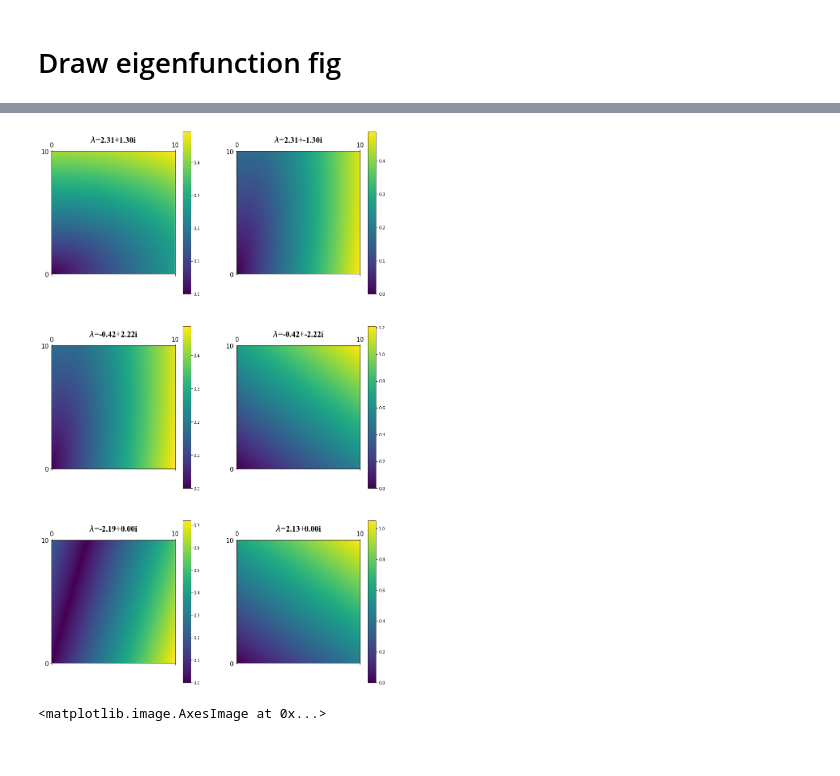
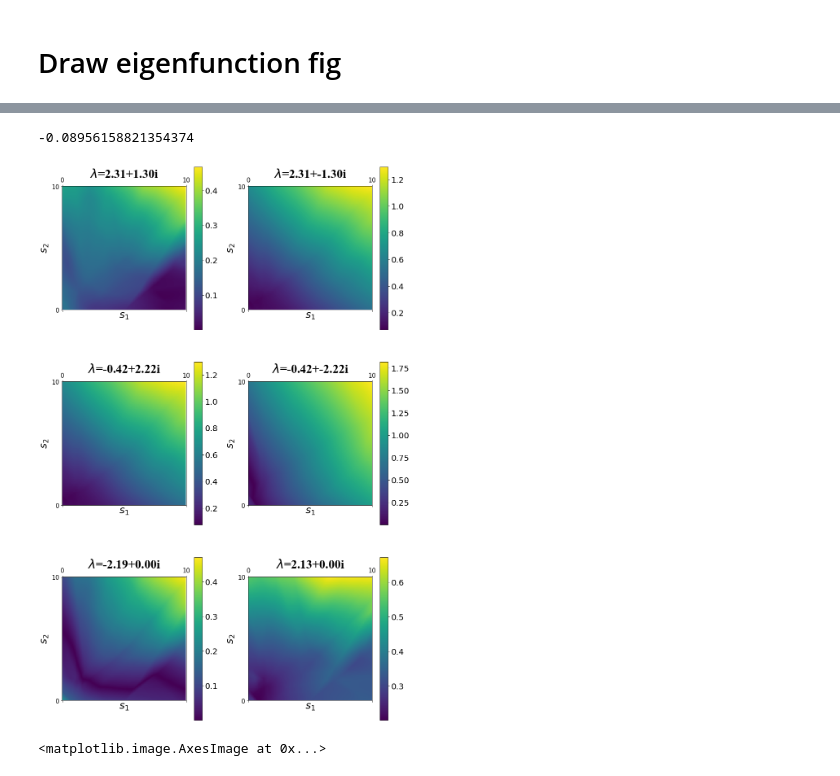
Before and after one commit to DantEzio/Koopman-Emulator-RL, a Jupyter notebook: Koopman-Emulator-RL/6.1.1/Eigenvalue.ipynb, the cells around one changed output, grey strips where cells are left out. Drawn from its saved outputs; the diff is of its cells as text; code cells hidden in the pictures.

```diff
--- a/Koopman-Emulator-RL/6.1.1/Eigenvalue.ipynb
+++ b/Koopman-Emulator-RL/6.1.1/Eigenvalue.ipynb
@@ -117,3 +117,7 @@ K=sess.run(model.weights['K'])
 u,s,v=np.linalg.svd(K)
 # %%
 S,U=np.linalg.eig(K)
+# %%
+eig_data=[]
+for ei in S:
+    eig_data.append([np.real(ei),np.imag(ei)])
@@ -125,7 +131,3 @@ plt.savefig('6.3-singular.png', bbox_inches='tight', dpi=500)
 [figure]
 # %% [markdown]
 # Draw Matrix
-# %%
-eig_data=[]
-for s in S:
-    eig_data.append([np.real(s),np.imag(s)])
@@ -172,15 +169,2 @@ plt.savefig('6.3-eigenvalues.png', bbox_inches='tight', dpi=500)
 # %% [markdown]
 # Draw singular fig
-# %%
-results=[]
-for i in np.arange(-2,2,0.05):
-    line=[]
-    for j in np.arange(-2,2,0.05):
-        xt=[i,j]
-        tem=[it for it in range(98)]
-        x=np.array(xt+tem)
-        #line.append(x.dot(u[1,:]))
-        line.append(x.dot(v.T[80,:]))
-    results.append(line)
-results=np.array(results)
-plt.matshow(results)
@@ -212,49 +219,56 @@ array([ 0.03084443-0.02943859j,  0.03084443+0.02943859j,
+# %%
+faix.dot(U[:,it])[0].real
+# %% [output]
+-0.08956158821354374
 # %%
 k=0
 
 font1 = {'family' : 'Times New Roman',
          'weight' : 'normal',
-         'size'   : 20,}
+         'size'   : 30,}
 
 font2 = {'family' : 'Times New Roman',
          'weight' : 'normal',
-         'size'   : 15,}
+         'size'   : 25,}
 
 
 fig = plt.figure(figsize=(15,25))
 it=0
-
-
-titles=['First eigenfunction', 'Second eigenfunction','Third eigenfunction']
 for j in range(3):
     for i in range(2):
         axes=fig.add_subplot(3,2,it+1)
         it=it+1
         results=[]
         for ix in np.arange(0,10,0.05):
             line_R=[]
             for jx in np.arange(0,10,0.05):
-                xt=[ix,jx]
-                tem=[0 for it in range(98)]
-                x=np.array(xt+tem)
+                xt=[[ix,jx,0,0]]
+                tem=[[0 for it in range(9)]]
+                #x=np.array(xt+tem)
                 #line.append(x.dot(u[1,:]))
-                line_R.append(np.abs(x.dot(U.T[it,:])))
+                faix=sess.run(model.faix,feed_dict={model.x:xt,model.f:tem})
+                line_R.append(np.abs(faix.dot(U[:,it])[0]))
             results.append(line_R)
         results=np.array(results)
         rt=np.zeros(results.shape)
         L=results.shape[0]-1
         for line in np.arange(rt.shape[0]):
             rt[line,:]=results[L-line,:]
         ax=axes.matshow(rt)
         plt.xticks([0,200],['0','10'],fontsize=15)
         plt.yticks([0,200],['10','0'],fontsize=15)
+        plt.xlabel('$s_{1}$',fontdict=font2)
+        plt.ylabel('$s_{2}$',fontdict=font2)
         plt.title('$\lambda$='+"%.2f"% eig_data[it-1][0]+'+'+"%.2f"% eig_data[it-1][1]+'i',fontdict=font1)
-        plt.colorbar(ax)
+        #plt.colorbar(ax)
+        cb=plt.colorbar(ax)
+        cb.ax.tick_params(labelsize=20)  #设置色标刻度字体大小。
+
     k=k+1
 
 fig.savefig('6.3-eig_fun.png', bbox_inches='tight', dpi=500)
 # %% [output]
-[figure, old version]
+[figure, new version]
 # %%
 plt.matshow(U.real)
 plt.matshow(U.imag)
```
Also changed, not shown: parts of 8 cells of this notebook, 6 other files.
